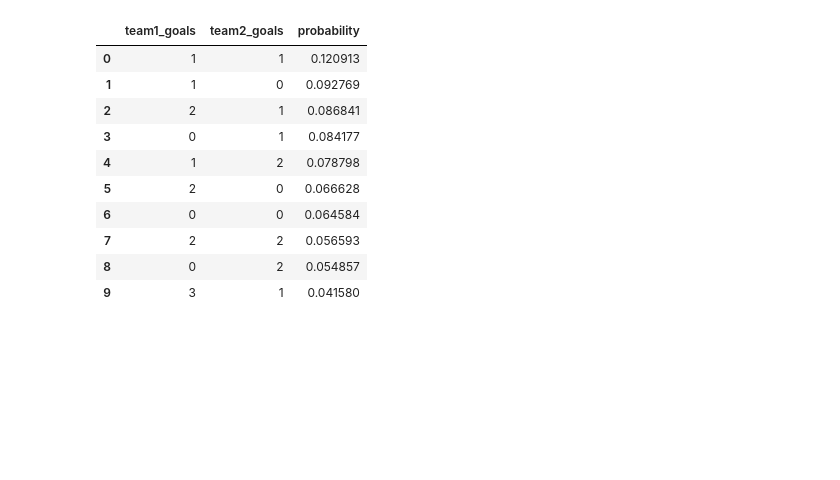
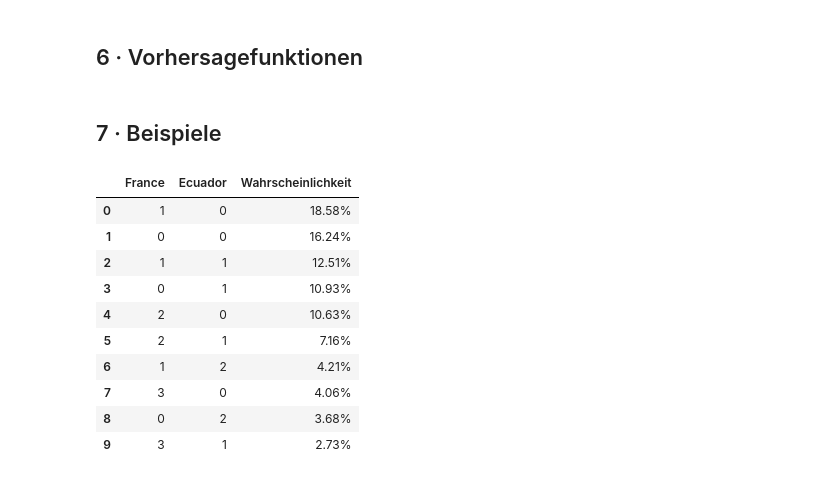
Before and after one commit to Giuliano99/wm26-predictions, a Jupyter notebook: WM_Prediction_2026_v2_ELO.ipynb, the cells around one changed output. Cells and saved outputs as stored; diff of their text form; code cells hidden in the pictures; blank space fills up the shorter version.

```diff
--- a/WM_Prediction_2026_v2_ELO.ipynb
+++ b/WM_Prediction_2026_v2_ELO.ipynb
@@ -32,0 +167,6 @@ print(len(matches))
+# %%
+# Elo-Spalten aus all_matches in model_matches übernehmen
+model_matches = model_matches.join(
+    all_matches[['elo_home', 'elo_away', 'elo_diff']],
+    how='left'
+)
@@ -298,51 +238,2 @@ elo_table.head(25)
-# %%
-def predict_goals(team, opponent):
-
-    elo_diff = get_elo(team) - get_elo(opponent)
-
-    df = pd.DataFrame({
-        'team':[team],
-        'opponent':[opponent],
-        'elo_diff':[elo_diff]
-    })
-
-    return float(model.predict(df)[0])
-# %%
-def top_results(team1, team2, max_goals=8):
-
-    g1 = predict_goals(team1, team2)
-    g2 = predict_goals(team2, team1)
-
-    matrix = np.outer(
-        poisson.pmf(range(max_goals + 1), g1),
-        poisson.pmf(range(max_goals + 1), g2)
-    )
-
-    rows = []
-
-    for i in range(max_goals + 1):
-        for j in range(max_goals + 1):
-            rows.append((i,j,matrix[i,j]))
-
-    rows.sort(key=lambda x: x[2], reverse=True)
-
-    return pd.DataFrame(
-        rows[:10],
-        columns=['team1_goals','team2_goals','probability']
-    )
-# %%
-# Beispiel
-
-top_results('France','Germany')
-# %% [output]
-|  | team1_goals | team2_goals | probability |
-| 0 | 1 | 1 | 0.120913 |
-| 1 | 1 | 0 | 0.092769 |
-| 2 | 2 | 1 | 0.086841 |
-| 3 | 0 | 1 | 0.084177 |
-| 4 | 1 | 2 | 0.078798 |
-| 5 | 2 | 0 | 0.066628 |
-| 6 | 0 | 0 | 0.064584 |
-| 7 | 2 | 2 | 0.056593 |
-| 8 | 0 | 2 | 0.054857 |
-| 9 | 3 | 1 | 0.041580 |
+# %% [markdown]
+## 6 · Vorhersagefunktionen
@@ -348,0 +288,16 @@ top_results('France','Germany')
+# %% [markdown]
+## 7 · Beispiele
+# %%
+top_results('France', 'Ecuador')
+# %% [output]
+|  | France | Ecuador | Wahrscheinlichkeit |
+| 0 | 1 | 0 | 18.58% |
+| 1 | 0 | 0 | 16.24% |
+| 2 | 1 | 1 | 12.51% |
+| 3 | 0 | 1 | 10.93% |
+| 4 | 2 | 0 | 10.63% |
+| 5 | 2 | 1 | 7.16% |
+| 6 | 1 | 2 | 4.21% |
+| 7 | 3 | 0 | 4.06% |
+| 8 | 0 | 2 | 3.68% |
+| 9 | 3 | 1 | 2.73% |
```
Also changed, not shown: parts of 27 cells of this notebook, 1 other file.
